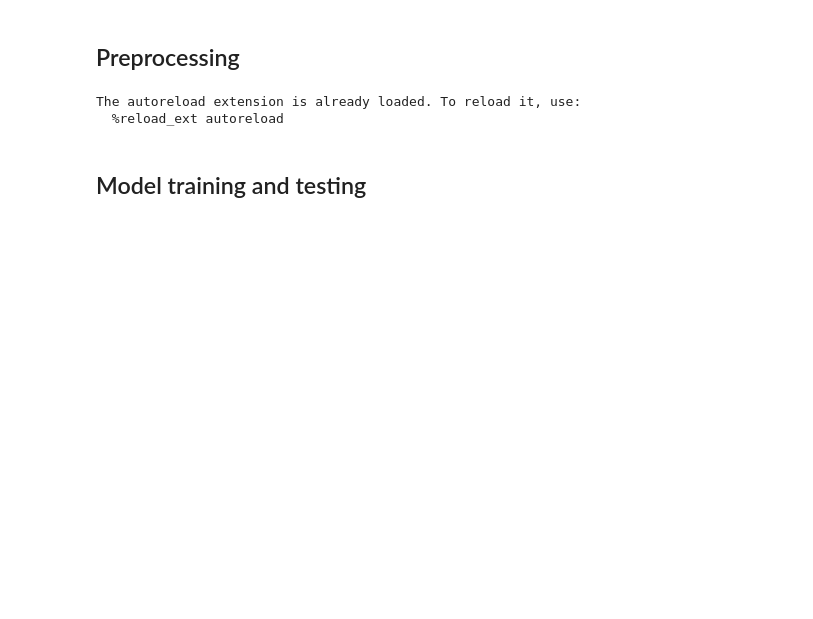
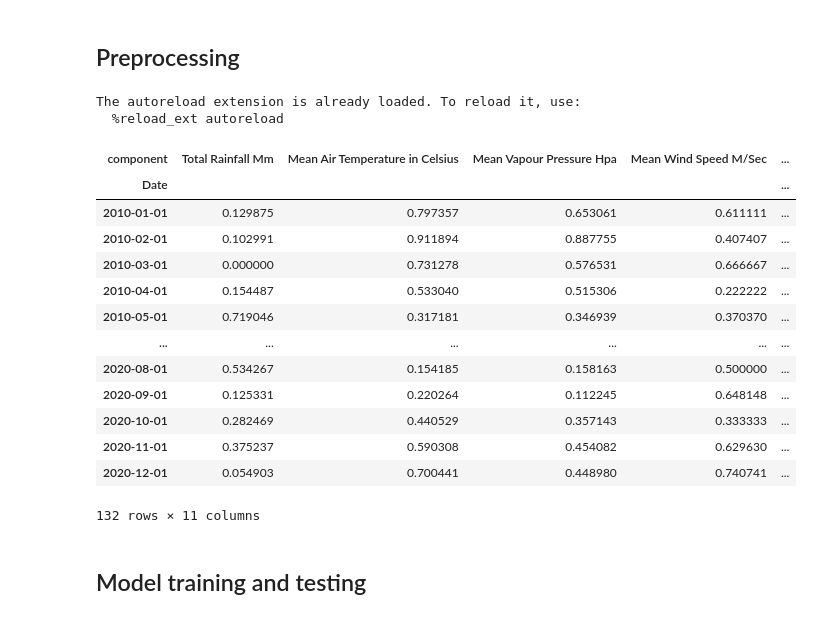
Before and after one commit to TheVeryCoolJackson/COMPSCI760-Electricity-Timeseries, a Jupyter notebook: RNN_test/RNN_test.ipynb, the cells around one changed output. Drawn from its saved outputs; the diff is of its cells as text; code cells hidden in the pictures; blank space fills up the shorter version.

```diff
--- a/RNN_test/RNN_test.ipynb
+++ b/RNN_test/RNN_test.ipynb
@@ -81,6 +111,23 @@ train_past_cov = TimeSeries.from_dataframe(train_past_cov)
 # %% [output]
 The autoreload extension is already loaded. To reload it, use:
   %reload_ext autoreload
+# %%
+train_transformed.pd_dataframe()
+# %% [output]
+| component | Total Rainfall Mm | Mean Air Temperature in Celsius | Mean Vapour Pressure Hpa | Mean Wind Speed M/Sec | ... |
+| Date |  |  |  |  | ... |
+| 2010-01-01 | 0.129875 | 0.797357 | 0.653061 | 0.611111 | ... |
+| 2010-02-01 | 0.102991 | 0.911894 | 0.887755 | 0.407407 | ... |
+| 2010-03-01 | 0.000000 | 0.731278 | 0.576531 | 0.666667 | ... |
+| 2010-04-01 | 0.154487 | 0.533040 | 0.515306 | 0.222222 | ... |
+| 2010-05-01 | 0.719046 | 0.317181 | 0.346939 | 0.370370 | ... |
+| ... | ... | ... | ... | ... | ... |
+| 2020-08-01 | 0.534267 | 0.154185 | 0.158163 | 0.500000 | ... |
+| 2020-09-01 | 0.125331 | 0.220264 | 0.112245 | 0.648148 | ... |
+| 2020-10-01 | 0.282469 | 0.440529 | 0.357143 | 0.333333 | ... |
+| 2020-11-01 | 0.375237 | 0.590308 | 0.454082 | 0.629630 | ... |
+| 2020-12-01 | 0.054903 | 0.700441 | 0.448980 | 0.740741 | ... |
+132 rows × 11 columns
 # %% [markdown]
 ## Model training and testing
 # %%
```
Also changed, not shown: parts of 14 cells of this notebook, 1 other file.
